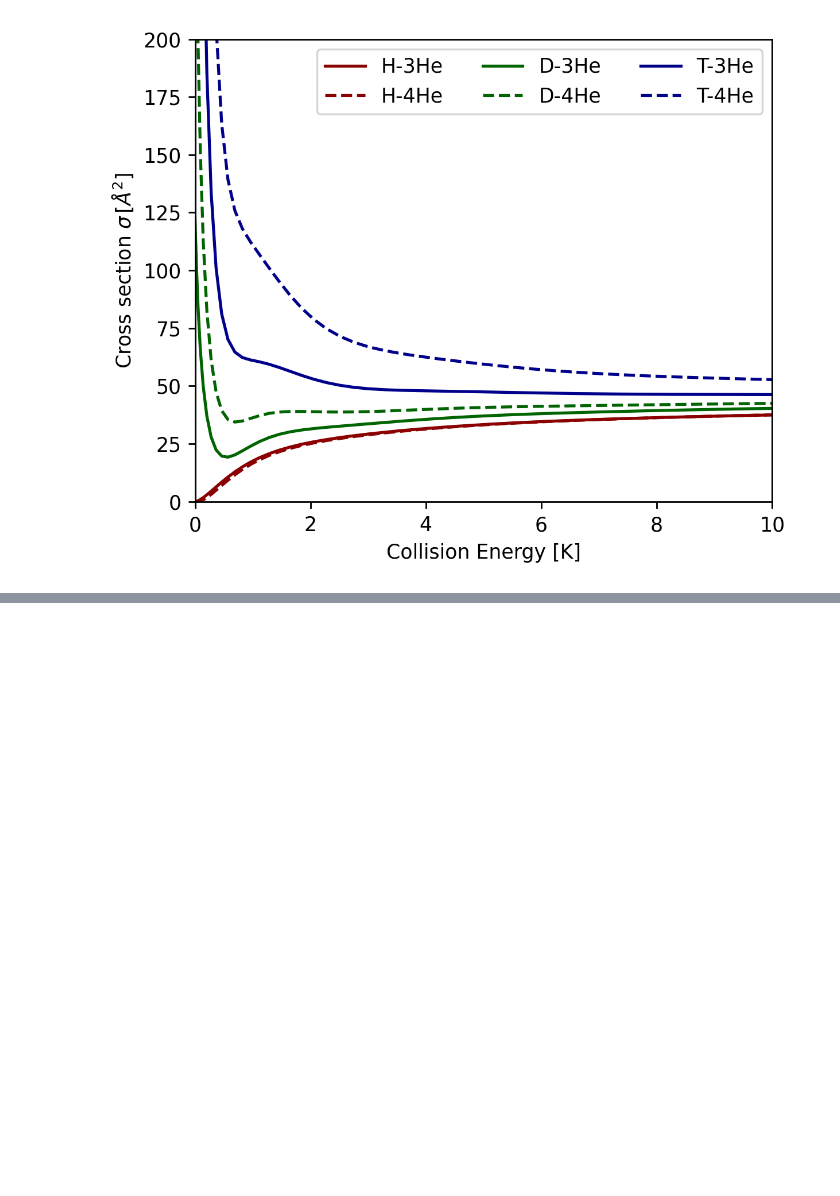
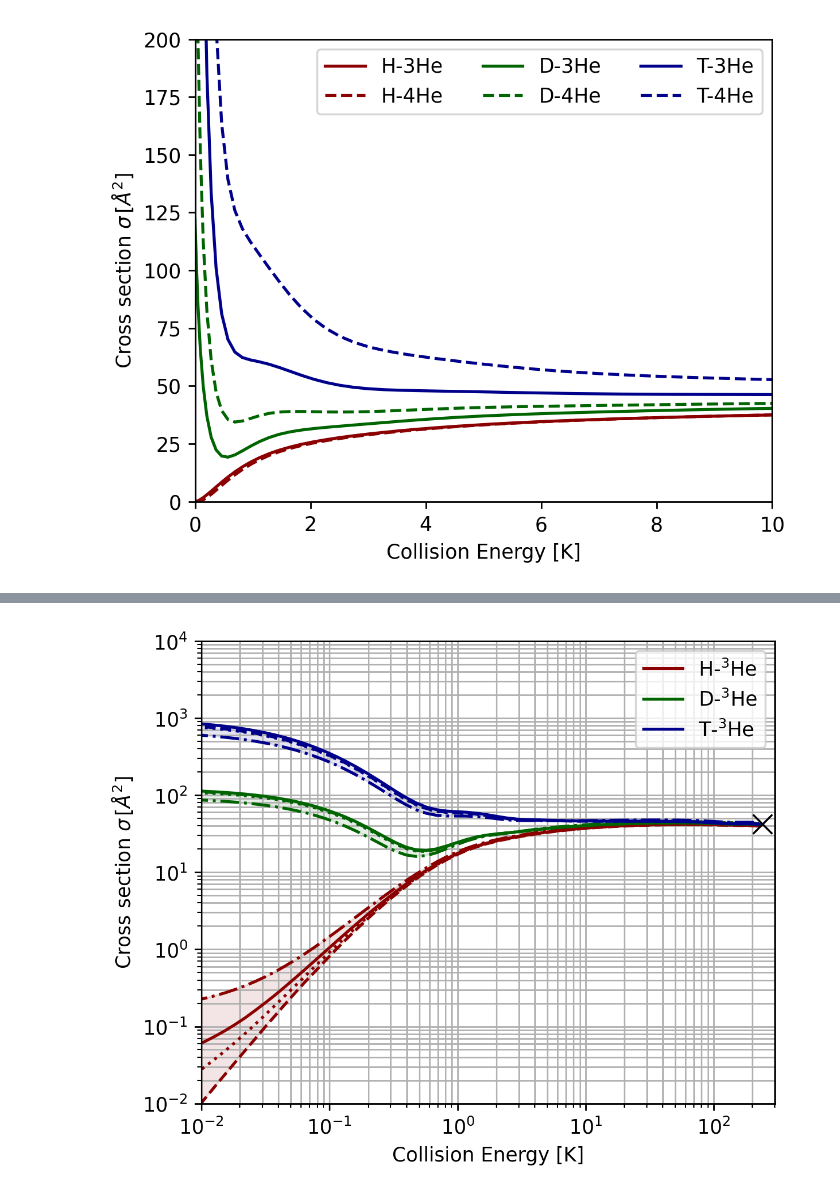
Before and after one commit to UTA-NURES/AtomicTrit, a Jupyter notebook: examples/HeH.ipynb, the cells around one changed output, grey strips where cells are left out. Cells and saved outputs as stored; diff of their text form; code cells hidden in the pictures; blank space fills up the shorter version.

Commit message:
Update units in XS table

```diff
--- a/examples/HeH.ipynb
+++ b/examples/HeH.ipynb
@@ -583,4 +563,4 @@ plt.savefig("./Plots/AllCrossSectionsE.png",dpi=250,bbox_inches='tight')
 # %%
-data = pd.read_csv('Tables/HeH_CrossSections.csv')
+data = pd.read_csv('Tables/HeH_CrossSections_2.csv')
 # %%
 data[100:201:]
@@ -587,48 +581,52 @@ data[100:201:]
 # %%
 Colors=['DarkRed','DarkRed','DarkGreen','DarkGreen','DarkBlue','DarkBlue']
 
 plt.figure(figsize=(5,4), dpi=250)
-plt.plot(data[:100:]['E'], data[:100:]['sigmaMF'] * constants.hcInEVAngstrom**2, label = 'H-3He', color = Colors[0])
-plt.plot(data[:100:]['E'], data[:100:]['sigmaHFD_B'] * constants.hcInEVAngstrom**2,  color = Colors[0], ls = ':')
-plt.plot(data[:100:]['E'], data[:100:]['sigmaModMF'] * constants.hcInEVAngstrom**2,  color = Colors[0], ls='--')
-plt.plot(data[:100:]['E'], data[:100:]['sigmaR2'] * constants.hcInEVAngstrom**2,  color = Colors[0], ls = '-.')
+plt.plot(data[:100:]['E'], data[:100:]['sigmaMF'], label = r'H-$^3$He', color = Colors[0])
+plt.plot(data[:100:]['E'], data[:100:]['sigmaHFD_B'],  color = Colors[0], ls = ':')
+plt.plot(data[:100:]['E'], data[:100:]['sigmaModMF'],  color = Colors[0], ls='--')
+plt.plot(data[:100:]['E'], data[:100:]['sigmaR2'],  color = Colors[0], ls = '-.')
 plt.fill_between(data[:100:]['E'],
-                 data[:100:]['sigmaModMF'] * constants.hcInEVAngstrom**2,
-                 data[:100:]['sigmaR2'] * constants.hcInEVAngstrom**2, color=Colors[0],linestyle='-',alpha=0.1)
+                 data[:100:]['sigmaModMF'],
+                 data[:100:]['sigmaR2'], color=Colors[0],linestyle='-',alpha=0.1)
 
 
-plt.plot(data[201:300:]['E'], data[201:300:]['sigmaMF'] * constants.hcInEVAngstrom**2, label = 'D-3He', color = Colors[2])
-plt.plot(data[201:300:]['E'], data[201:300:]['sigmaModMF'] * constants.hcInEVAngstrom**2,  color = Colors[2], ls='--')
-plt.plot(data[201:300:]['E'], data[201:300:]['sigmaR2'] * constants.hcInEVAngstrom**2,  color =  Colors[2], ls = '-.')
-plt.plot(data[201:300:]['E'], data[201:300:]['sigmaHFD_B'] * constants.hcInEVAngstrom**2,  color =  Colors[2], ls = ':')
+plt.plot(data[201:300:]['E'], data[201:300:]['sigmaMF'], label = r'D-$^3$He', color = Colors[2])
+plt.plot(data[201:300:]['E'], data[201:300:]['sigmaModMF'],  color = Colors[2], ls='--')
+plt.plot(data[201:300:]['E'], data[201:300:]['sigmaR2'],  color =  Colors[2], ls = '-.')
+plt.plot(data[201:300:]['E'], data[201:300:]['sigmaHFD_B'],  color =  Colors[2], ls = ':')
 plt.fill_between(data[201:300:]['E'],
-                 data[201:300:]['sigmaR2'] * constants.hcInEVAngstrom**2,
-                 data[201:300:]['sigmaMF'] * constants.hcInEVAngstrom**2, color=Colors[2],linestyle='-',alpha=0.1)
+                 data[201:300:]['sigmaR2'],
+                 data[201:300:]['sigmaMF'], color=Colors[2],linestyle='-',alpha=0.1)
 
 
-plt.plot(data[401:500:]['E'], data[401:500:]['sigmaMF'] * constants.hcInEVAngstrom**2, label = 'T-3He', color = Colors[4])
-plt.plot(data[401:500:]['E'], data[401:500:]['sigmaModMF'] * constants.hcInEVAngstrom**2,  color = Colors[4], ls ='--')
-plt.plot(data[401:500:]['E'], data[401:500:]['sigmaR2'] * constants.hcInEVAngstrom**2, color = Colors[4], ls = '-.')
-plt.plot(data[401:500:]['E'], data[401:500:]['sigmaHFD_B'] * constants.hcInEVAngstrom**2,  color = Colors[4], ls = ':')
+plt.plot(data[401:500:]['E'], data[401:500:]['sigmaMF'], label = r'T-$^3$He', color = Colors[4])
+plt.plot(data[401:500:]['E'], data[401:500:]['sigmaModMF'],  color = Colors[4], ls ='--')
+plt.plot(data[401:500:]['E'], data[401:500:]['sigmaR2'], color = Colors[4], ls = '-.')
+plt.plot(data[401:500:]['E'], data[401:500:]['sigmaHFD_B'],  color = Colors[4], ls = ':')
 plt.fill_between(data[401:500:]['E'],
-                 data[401:500:]['sigmaMF'] * constants.hcInEVAngstrom**2,
-                 data[401:500:]['sigmaR2'] * constants.hcInEVAngstrom**2, color=Colors[4],linestyle='-',alpha=0.1)
+                 data[401:500:]['sigmaMF'],
+                 data[401:500:]['sigmaR2'], color=Colors[4],linestyle='-',alpha=0.1)
 
 
 
 
 
 plt.xlabel(r'Collision Energy [K]')
 plt.ylabel(r'Cross section $\sigma\,[\AA^2]$')
 plt.loglog()
 plt.legend()
 
 plt.xlim(1e-2,300)
 VDWXS=2*np.pi*(1.2+1.4)**2
 plt.plot([240],[VDWXS],'x',color='black',markerfacecolor='white',markersize=10)
-# plt.tight_layout()
+plt.tight_layout()
+plt.grid(which='both')
+
 plt.ylim(1e-2,1e4)
 plt.savefig('Plots/3He_spicies.png')
+# %% [output]
+[figure, added]
 # %%
 Colors=['DarkRed','DarkRed','DarkGreen','DarkGreen','DarkBlue','DarkBlue']
 
```
Also changed, not shown: parts of 8 cells of this notebook, 6 other files.
